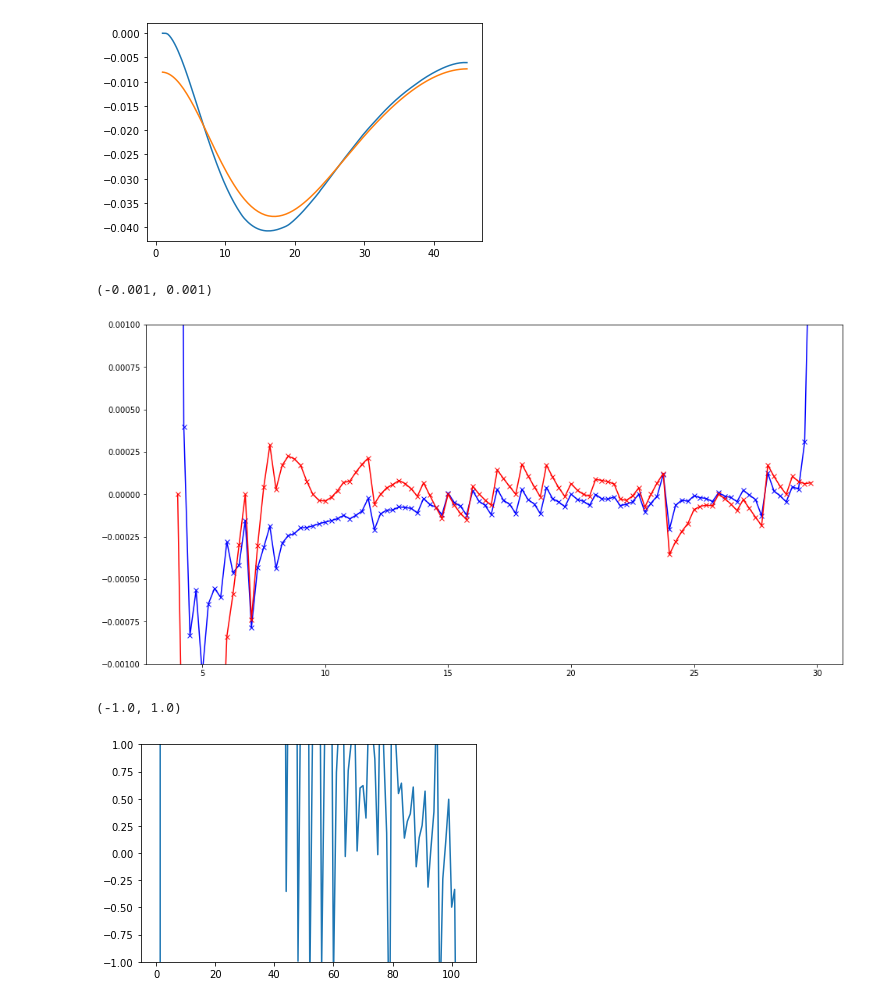
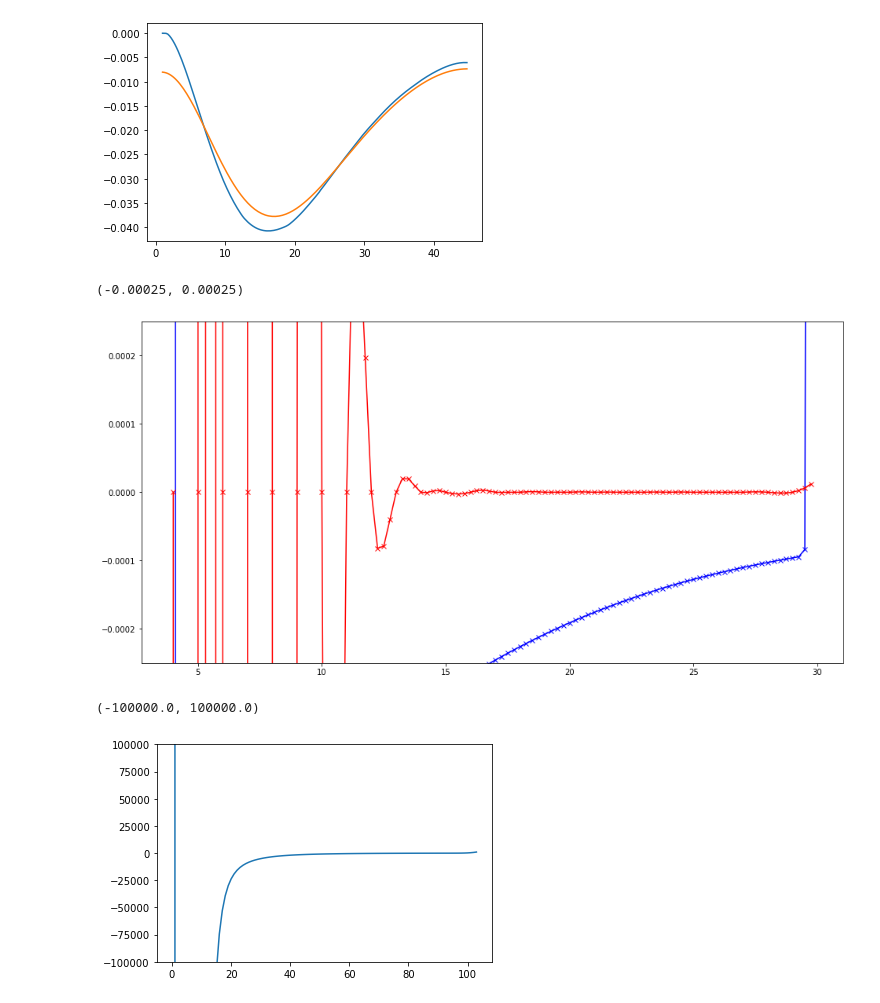
Before and after one commit to brent-page/lusee, a Jupyter notebook: fitting.ipynb, the cells around one changed output. Drawn from its saved outputs; the diff is of its cells as text; code cells hidden in the pictures.

```diff
--- a/fitting.ipynb
+++ b/fitting.ipynb
@@ -13,11 +13,11 @@ plt.plot(freqt,gsignal)
 [<matplotlib.lines.Line2D at 0x...>]
 [figure]
 # %%
-data=np.load('waterfalls/wfall_4.0_56.0_0.25_3.0_3.0.npz',allow_pickle=True)
+data=np.load('waterfalls/wfall_1.0_50.0_0.25_3.0_30.0.npz',allow_pickle=True)
 wf=data['wfall']
 freq=data['freq']
 
-## for this, let's merge them. In other words, 11 nights worht of observations in one go
+## for this, let's merge them. In other words, 11 nights worth of observations in one go
 wf=np.vstack(wf)
 maxfreq=30
 freq = np.arange(4,maxfreq,0.25)
@@ -42,20 +42,20 @@ test= wf[1400,:]
 # %%
 alpha=np.log(test[-1]/test[0])/np.log(freq[-1]/freq[0])
 mod = test/freq**alpha
-interp = scipy.interpolate.interp1d(freq[::11],mod[::11],kind='cubic',fill_value='extrapolate')(freq)
+interp = scipy.interpolate.interp1d(freq[::4],mod[::4],kind='cubic',fill_value='extrapolate')(freq)
 fit2 = freq**alpha*interp
-fit3 = gfilt(mod,1)
+fit3 = gfilt(mod,0.5)
 # %%
 plt.figure(figsize=(16,8))
 plt.plot(freq,mod/fit3-1,'bx-')
 plt.plot(freq,mod/interp-1,'rx-')
-plt.ylim(-0.001,0.001)
+plt.ylim(-0.00025,0.00025)
 # %% [output]
-(-0.001, 0.001)
+(-0.00025, 0.00025)
-[figure, old version]
+[figure, new version]
 # %%
-plt.plot(fit3*freq**alpha-test)
-plt.ylim(-1,1)
+plt.plot(test-freq**alpha*fit3)
+plt.ylim(-100000,100000)
 # %% [output]
-(-1.0, 1.0)
+(-100000.0, 100000.0)
-[figure, old version]
+[figure, new version]
```
Also changed, not shown: 3 other files.
